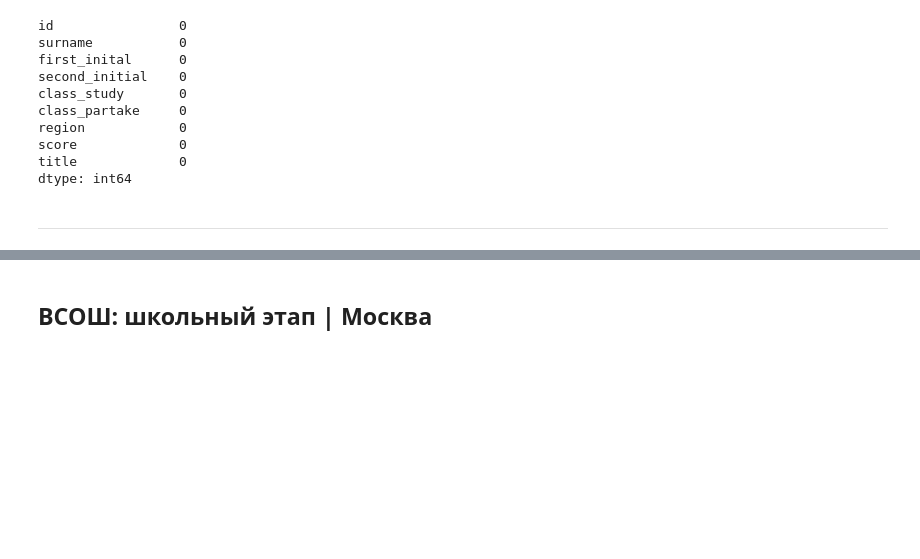
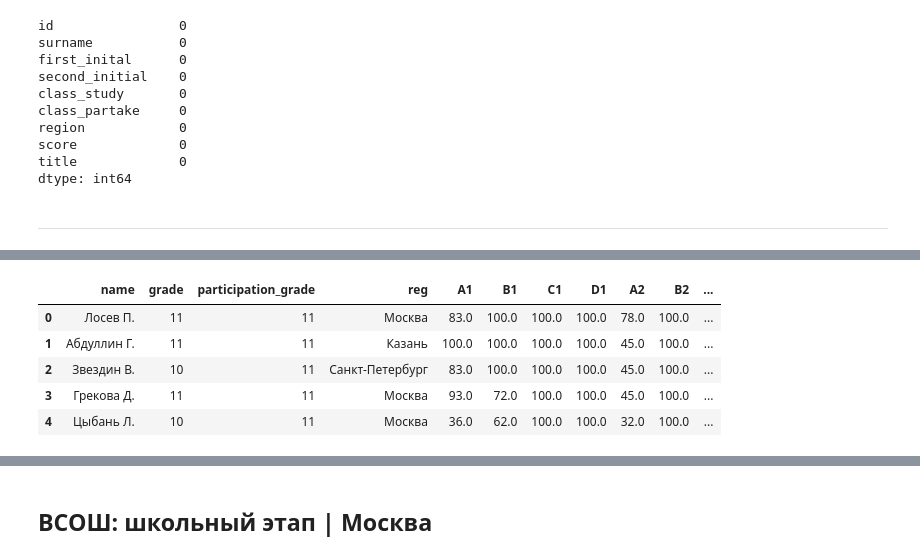
Before and after one commit to VladG00dmanPersonal/LMSH_AI_HACK, a Jupyter notebook: src/Vlad/EDA.ipynb, the cells around one changed output, grey strips where cells are left out. Cells and saved outputs as stored; diff of their text form; code cells hidden in the pictures; blank space fills up the shorter version.

Commit message:
upd open olimpiad
24-25
25-26

```diff
--- a/src/Vlad/EDA.ipynb
+++ b/src/Vlad/EDA.ipynb
@@ -13,53 +13,77 @@ year2526_dir = "25-26/"
 
 belchonok_dir = "belchonok/"
 belchonok_filename = "belchonok.csv"
-df_belchonok2526 = pd.read_csv(raw_data_dir + belchonok_dir + year2425_dir + belchonok_filename)
+
+df_belchonok2425 = pd.read_csv(raw_data_dir + belchonok_dir + year2425_dir + belchonok_filename)
 df_belchonok2526 = pd.read_csv(raw_data_dir + belchonok_dir + year2526_dir + belchonok_filename)
 
 future_dir = "StepInFuture/"
 future_filename = "FUTURE"
+
 df_future2526_9 = pd.read_csv(raw_data_dir + future_dir + year2526_dir + future_filename + "_9.csv")
 df_future2526_10 = pd.read_csv(raw_data_dir + future_dir + year2526_dir + future_filename + "_10.csv")
 df_future2526_11 = pd.read_csv(raw_data_dir + future_dir + year2526_dir + future_filename + "_11.csv")
 
 granit_dir = "GranitNauki/"
 granit_filename = "granit_nauki.csv"
+
 df_granit_nauki2526 = pd.read_csv(raw_data_dir + granit_dir + year2526_dir + granit_filename)
 
 innopolis_dir = "Innopolis/"
 innopolis_filename = "innopolis"
+
+df_innopolis2425_1 = pd.read_csv(raw_data_dir + innopolis_dir + year2425_dir + innopolis_filename + "_1.csv")
+df_innopolis2425_2 = pd.read_csv(raw_data_dir + innopolis_dir + year2425_dir + innopolis_filename + "_2.csv")
+df_innopolis2425_3 = pd.read_csv(raw_data_dir + innopolis_dir + year2425_dir + innopolis_filename + "_3.csv")
+
 df_innopolis2526_1 = pd.read_csv(raw_data_dir + innopolis_dir + year2526_dir + innopolis_filename + "_1.csv")
 df_innopolis2526_2 = pd.read_csv(raw_data_dir + innopolis_dir + year2526_dir + innopolis_filename + "_2.csv")
 df_innopolis2526_3 = pd.read_csv(raw_data_dir + innopolis_dir + year2526_dir + innopolis_filename + "_3.csv")
 
 itmo_dir = "ITMO/"
 itmo_filename = "itmo.csv"
+
+df_itmo2425 = pd.read_csv(raw_data_dir + itmo_dir + year2425_dir + itmo_filename)
+
 df_itmo2526 = pd.read_csv(raw_data_dir + itmo_dir + year2526_dir + itmo_filename)
 
 mosh_dir = "MOSH/"
 mosh_filename = "MOSH.csv"
+
 df_MOSH = pd.read_csv(raw_data_dir + mosh_dir + year2526_dir + mosh_filename)
+
+open_dir = "OpenStudentOlympiad/"
+open_filename = "open.csv"
+
+df_open2425 = pd.read_csv(raw_data_dir + open_dir + year2425_dir + open_filename)
+
+df_open2526 = pd.read_csv(raw_data_dir + open_dir + year2526_dir + open_filename)
 
 ARSO_dir = "ARSO/"
 MOW_SCH_filename = "MOW_SCH"
+
 df_MOW_SCH2526_9 = pd.read_csv(raw_data_dir + ARSO_dir + year2526_dir + MOW_SCH_filename + "_9.csv")
 df_MOW_SCH2526_10 = pd.read_csv(raw_data_dir + ARSO_dir + year2526_dir + MOW_SCH_filename + "_10.csv")
 df_MOW_SCH2526_11 = pd.read_csv(raw_data_dir + ARSO_dir + year2526_dir + MOW_SCH_filename + "_11.csv")
 
 MOW_MUN_filename = "MOW_MUN"
+
 df_MOW_MUN2526_9 = pd.read_csv(raw_data_dir + ARSO_dir + year2526_dir + MOW_MUN_filename + "_9.csv")
 df_MOW_MUN2526_10 = pd.read_csv(raw_data_dir + ARSO_dir + year2526_dir + MOW_MUN_filename + "_10.csv")
 df_MOW_MUN2526_11 = pd.read_csv(raw_data_dir + ARSO_dir + year2526_dir + MOW_MUN_filename + "_11.csv")
 
 MOW_REG_filename = "MOW_REG.csv"
+
 df_MOW_REG = pd.read_csv(raw_data_dir + ARSO_dir + year2526_dir + MOW_REG_filename)
 
 REG_filename = "REG.csv"
+
 df_reg2526 = pd.read_csv(raw_data_dir + ARSO_dir + year2526_dir + REG_filename)
 
 vuz_akadem_dir = "VuzAkadem/"
 vuz_akadem_filename = "vuz_akadem.csv"
-df_vuz_akadem = pd.read_csv(raw_data_dir + vuz_akadem_dir + year2526_dir + vuz_akadem_filename)
+
+df_vuz_akadem2526 = pd.read_csv(raw_data_dir + vuz_akadem_dir + year2526_dir + vuz_akadem_filename)
 # %% [markdown]
 ## Бельчонок
 # %% [markdown]
@@ -484,0 +529,9 @@ dtype: int64
+# %%
+df_open2425.head()
+# %% [output]
+|  | name | grade | participation_grade | reg | A1 | B1 | C1 | D1 | A2 | B2 | ... |
+| 0 | Лосев П. | 11 | 11 | Москва | 83.0 | 100.0 | 100.0 | 100.0 | 78.0 | 100.0 | ... |
+| 1 | Абдуллин Г. | 11 | 11 | Казань | 100.0 | 100.0 | 100.0 | 100.0 | 45.0 | 100.0 | ... |
+| 2 | Звездин В. | 10 | 11 | Санкт-Петербург | 83.0 | 100.0 | 100.0 | 100.0 | 45.0 | 100.0 | ... |
+| 3 | Грекова Д. | 11 | 11 | Москва | 93.0 | 72.0 | 100.0 | 100.0 | 45.0 | 100.0 | ... |
+| 4 | Цыбань Л. | 10 | 11 | Москва | 36.0 | 62.0 | 100.0 | 100.0 | 32.0 | 100.0 | ... |
```
Also changed, not shown: parts of 13 cells of this notebook, 2 other files.
